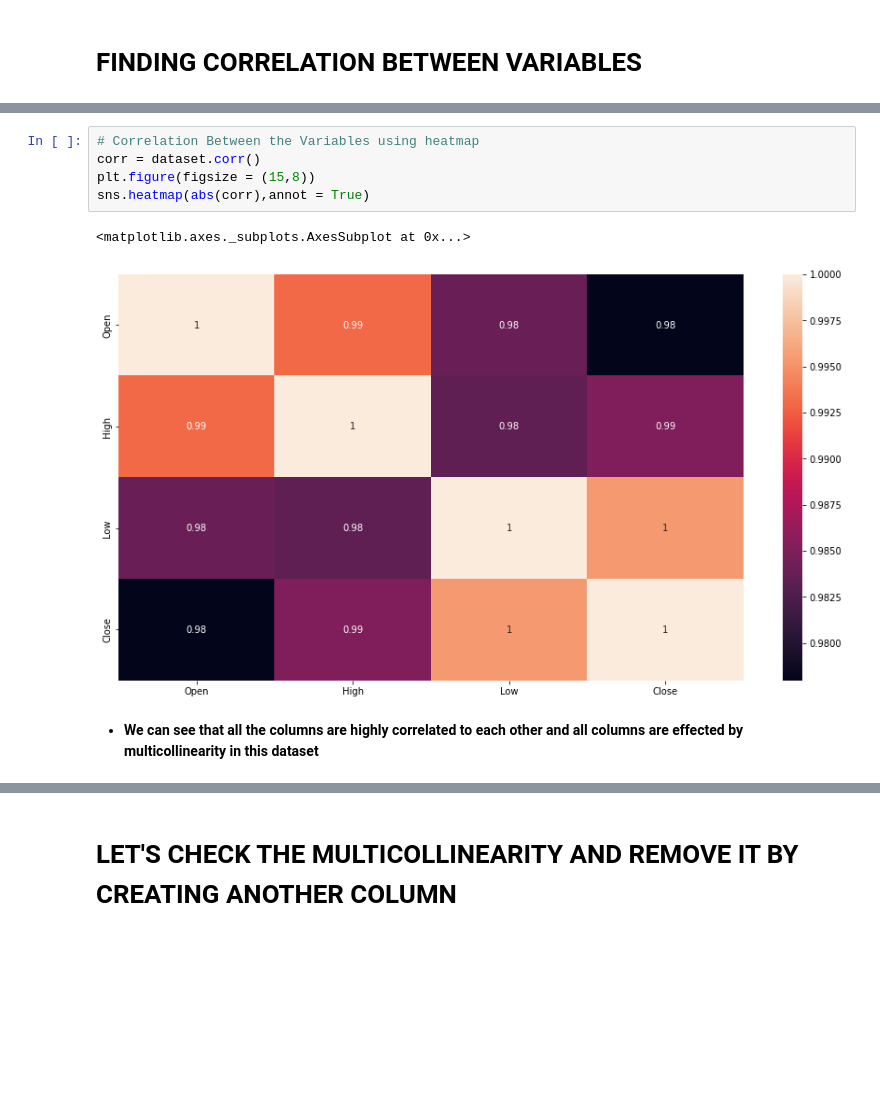
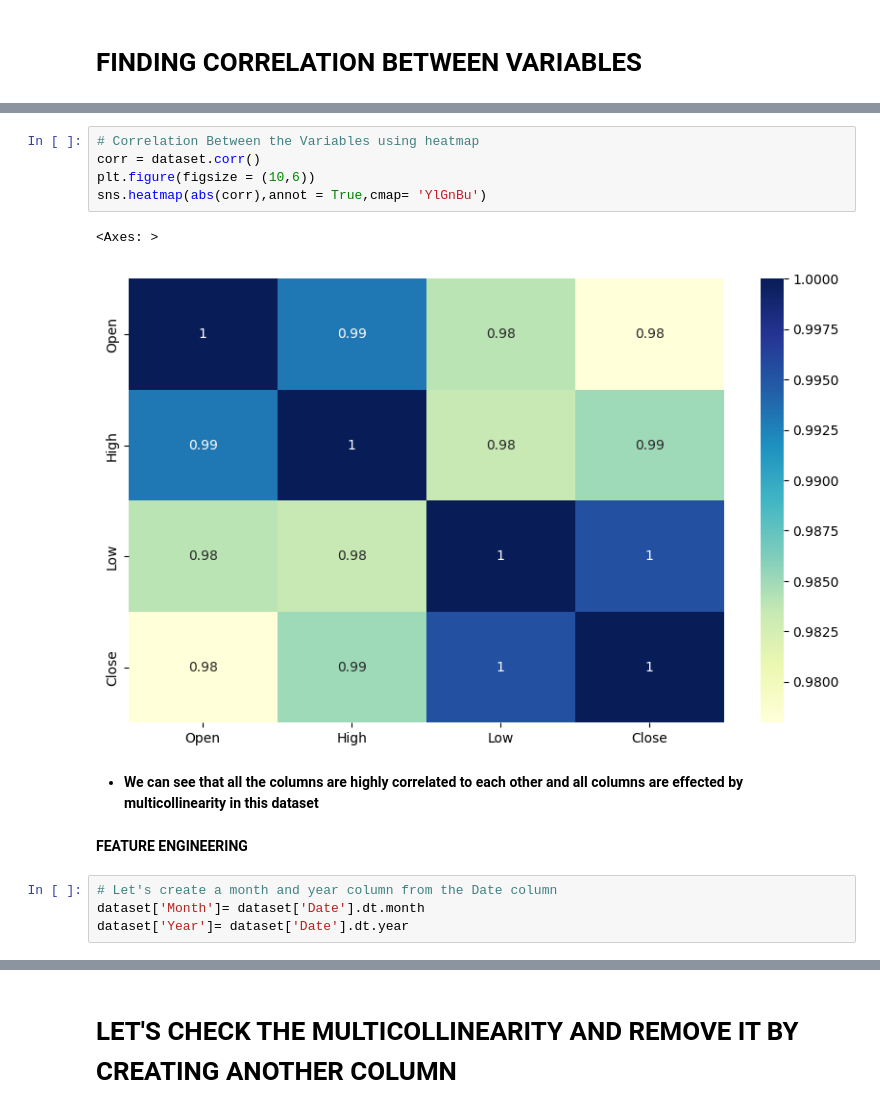
Before and after one commit to nehaa54/StockClosingPricePred, a Jupyter notebook: YesBankStockClosingPrediction.ipynb, the cells around one changed output, grey strips where cells are left out. Cells and saved outputs as stored; diff of their text form; blank space fills up the shorter version.

```diff
--- a/YesBankStockClosingPrediction.ipynb
+++ b/YesBankStockClosingPrediction.ipynb
@@ -317,10 +343,16 @@ plt.show()
 # %%
 # Correlation Between the Variables using heatmap
 corr = dataset.corr()
-plt.figure(figsize = (15,8))
-sns.heatmap(abs(corr),annot = True)
+plt.figure(figsize = (10,6))
+sns.heatmap(abs(corr),annot = True,cmap= 'YlGnBu')
 # %% [output]
-<matplotlib.axes._subplots.AxesSubplot at 0x...>
+<Axes: >
-[figure, old version]
+[figure, new version]
 # %% [markdown]
 * **We can see that all the columns are highly correlated to each other and all columns are effected by multicollinearity in this dataset**
+# %% [markdown]
+**FEATURE ENGINEERING**
+# %%
+# Let's create a month and year column from the Date column
+dataset['Month']= dataset['Date'].dt.month
+dataset['Year']= dataset['Date'].dt.year
```
Also changed, not shown: parts of 64 cells of this notebook.
